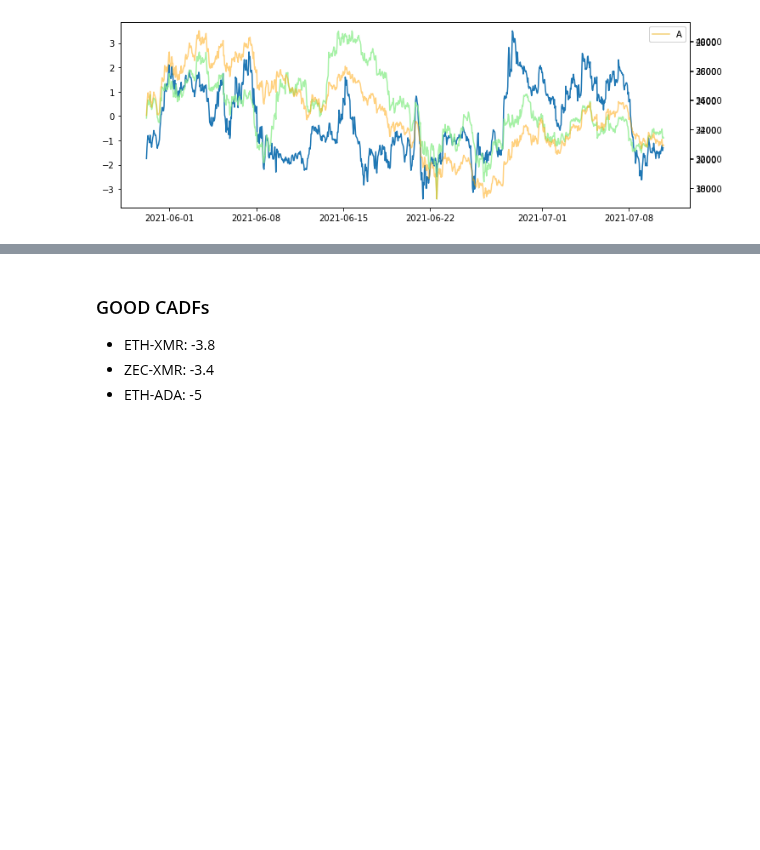
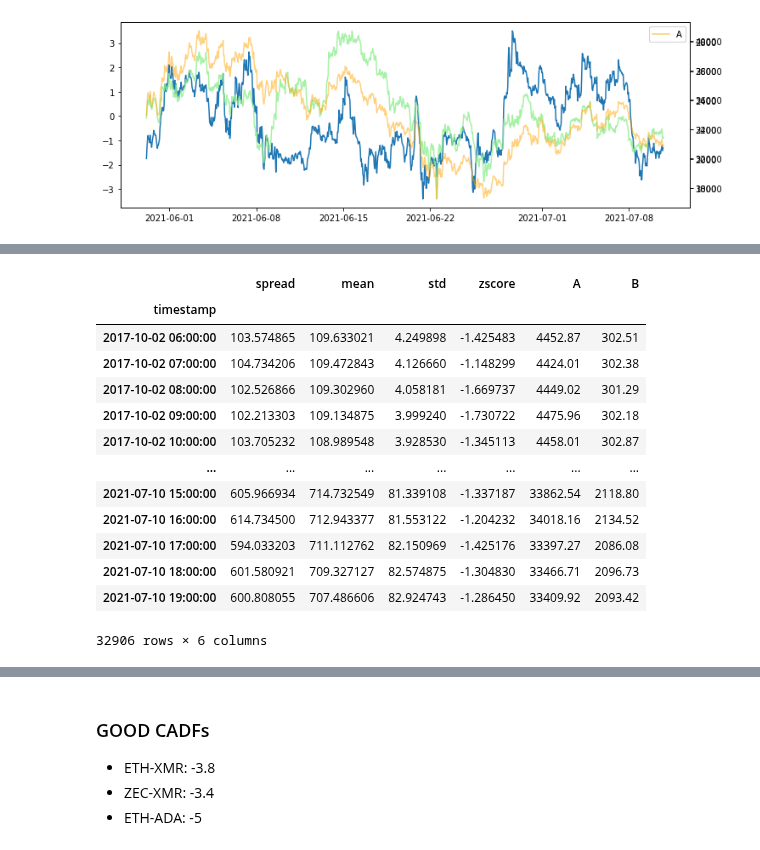
Before and after one commit to sunnymnie/bitcoin-printer, a Jupyter notebook: 3-labelling/2-kalman-filter.ipynb, the cells around one changed output, grey strips where cells are left out. Drawn from its saved outputs; the diff is of its cells as text; code cells hidden in the pictures; blank space fills up the shorter version.

```diff
--- a/3-labelling/2-kalman-filter.ipynb
+++ b/3-labelling/2-kalman-filter.ipynb
@@ -112 +108,18 @@ spread = spread.dropna()
+# %%
+spread
+# %% [output]
+|  | spread | mean | std | zscore | A | B |
+| timestamp |  |  |  |  |  |  |
+| 2017-10-02 06:00:00 | 103.574865 | 109.633021 | 4.249898 | -1.425483 | 4452.87 | 302.51 |
+| 2017-10-02 07:00:00 | 104.734206 | 109.472843 | 4.126660 | -1.148299 | 4424.01 | 302.38 |
+| 2017-10-02 08:00:00 | 102.526866 | 109.302960 | 4.058181 | -1.669737 | 4449.02 | 301.29 |
+| 2017-10-02 09:00:00 | 102.213303 | 109.134875 | 3.999240 | -1.730722 | 4475.96 | 302.18 |
+| 2017-10-02 10:00:00 | 103.705232 | 108.989548 | 3.928530 | -1.345113 | 4458.01 | 302.87 |
+| ... | ... | ... | ... | ... | ... | ... |
+| 2021-07-10 15:00:00 | 605.966934 | 714.732549 | 81.339108 | -1.337187 | 33862.54 | 2118.80 |
+| 2021-07-10 16:00:00 | 614.734500 | 712.943377 | 81.553122 | -1.204232 | 34018.16 | 2134.52 |
+| 2021-07-10 17:00:00 | 594.033203 | 711.112762 | 82.150969 | -1.425176 | 33397.27 | 2086.08 |
+| 2021-07-10 18:00:00 | 601.580921 | 709.327127 | 82.574875 | -1.304830 | 33466.71 | 2096.73 |
+| 2021-07-10 19:00:00 | 600.808055 | 707.486606 | 82.924743 | -1.286450 | 33409.92 | 2093.42 |
+32906 rows × 6 columns
 # %%
```
Also changed, not shown: parts of 8 cells of this notebook.
